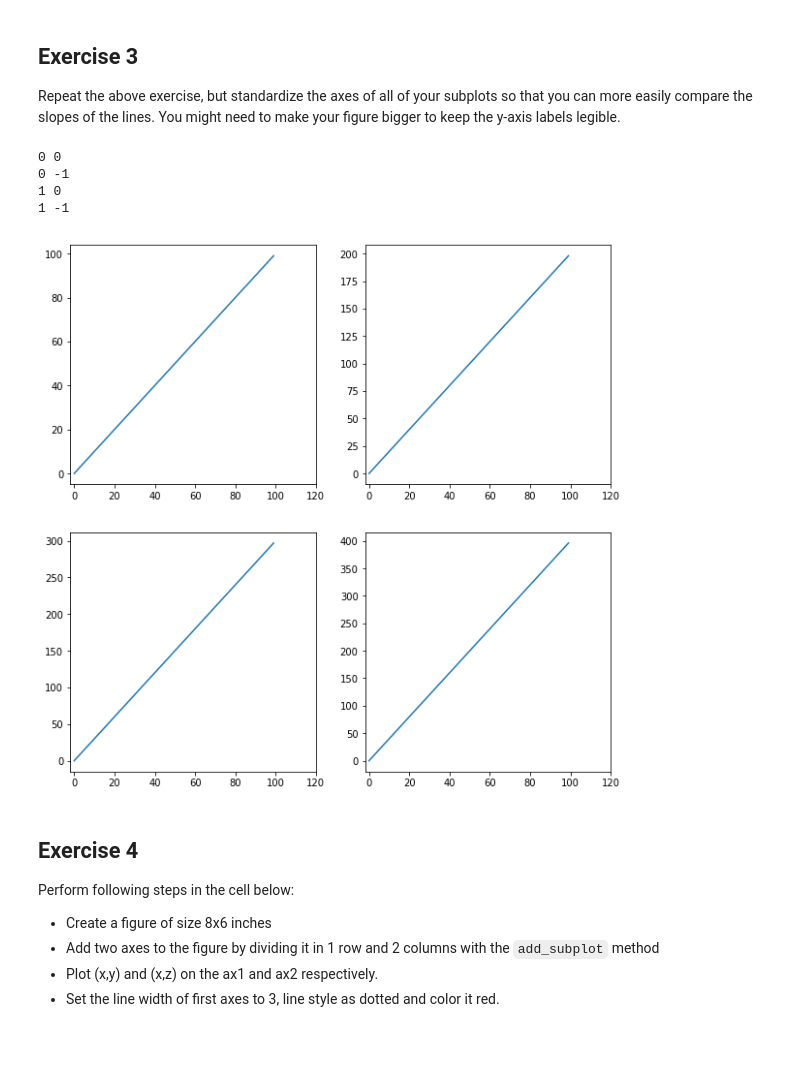
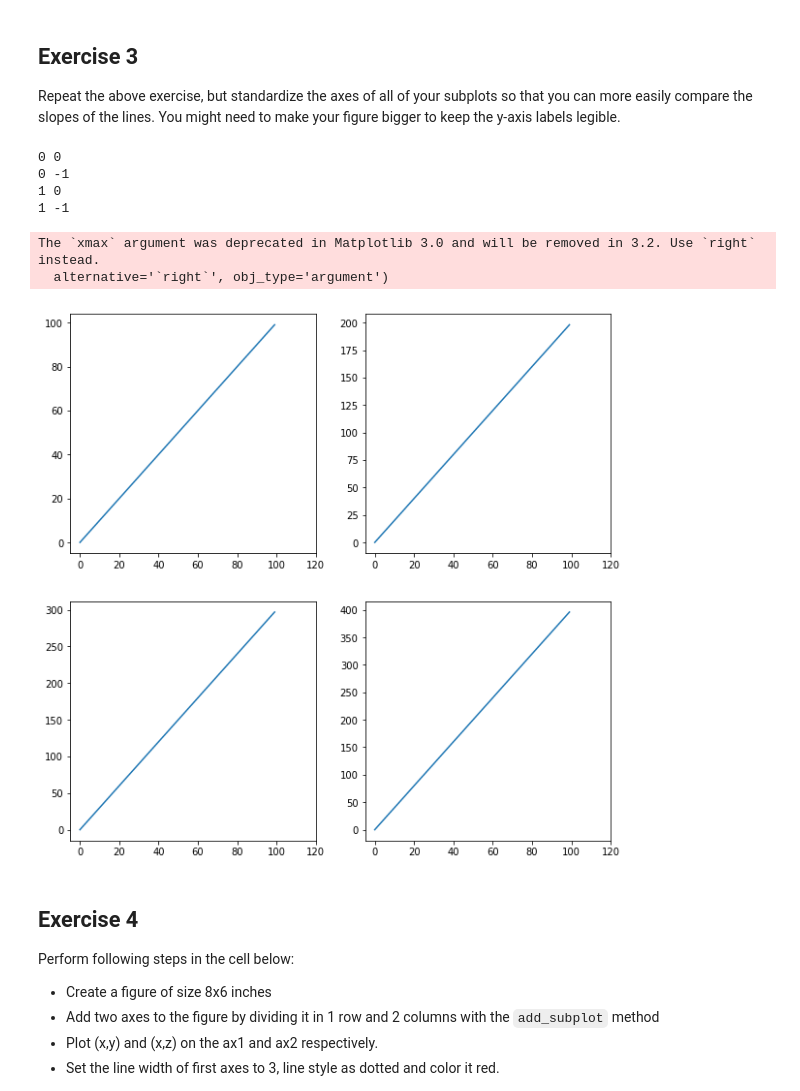
Before and after one commit to joeygoodman/dsc-more-practice-with-matplotlib-lab-dc-ds-060319, a Jupyter notebook: index.ipynb, the cells around one changed output. Saved outputs shown, nothing was run; the diff lists cells and outputs as text; code cells hidden in the pictures; blank space fills up the shorter version.

```diff
--- a/index.ipynb
+++ b/index.ipynb
@@ -105,25 +105,27 @@ Repeat the above exercise, but standardize the axes of all of your subplots so t
 # %%
 nrows = 2
 ncols = 2
 ncells = nrows * ncols
 
 fig, axes = plt.subplots(nrows=nrows, ncols=ncols, figsize=(10,10))
 
 exp = 0
 for n in range(1, ncells+1):
     exp += 1
     row = (n-1)//ncols
     col = (n%ncols - 1)
     print(row, col)
     ax = axes[row][col]
     ax.plot(x*exp)
-    ax.set_xlim(-2, 120)
+    ax.set_xlim(xmax=120)
 # %% [output]
 0 0
 0 -1
 1 0
 1 -1
+The `xmax` argument was deprecated in Matplotlib 3.0 and will be removed in 3.2. Use `right` instead.
+  alternative='`right`', obj_type='argument')
-[figure, old version]
+[figure, new version]
 # %% [markdown]
 ## Exercise 4
 
```
